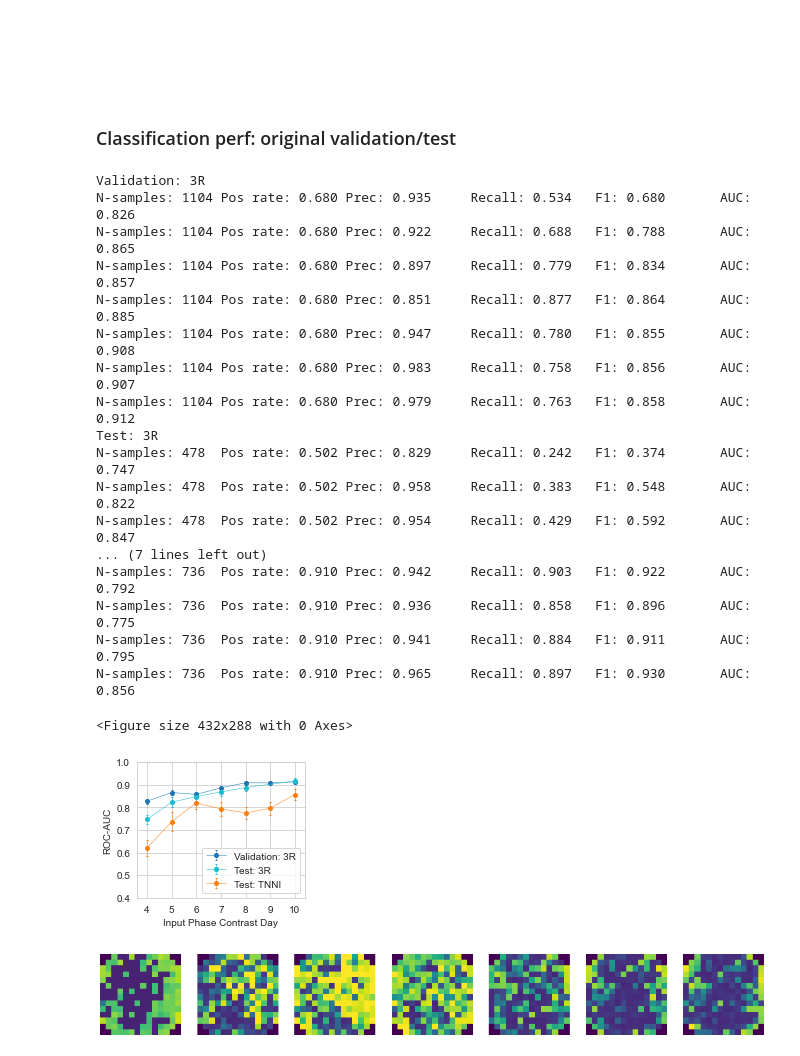
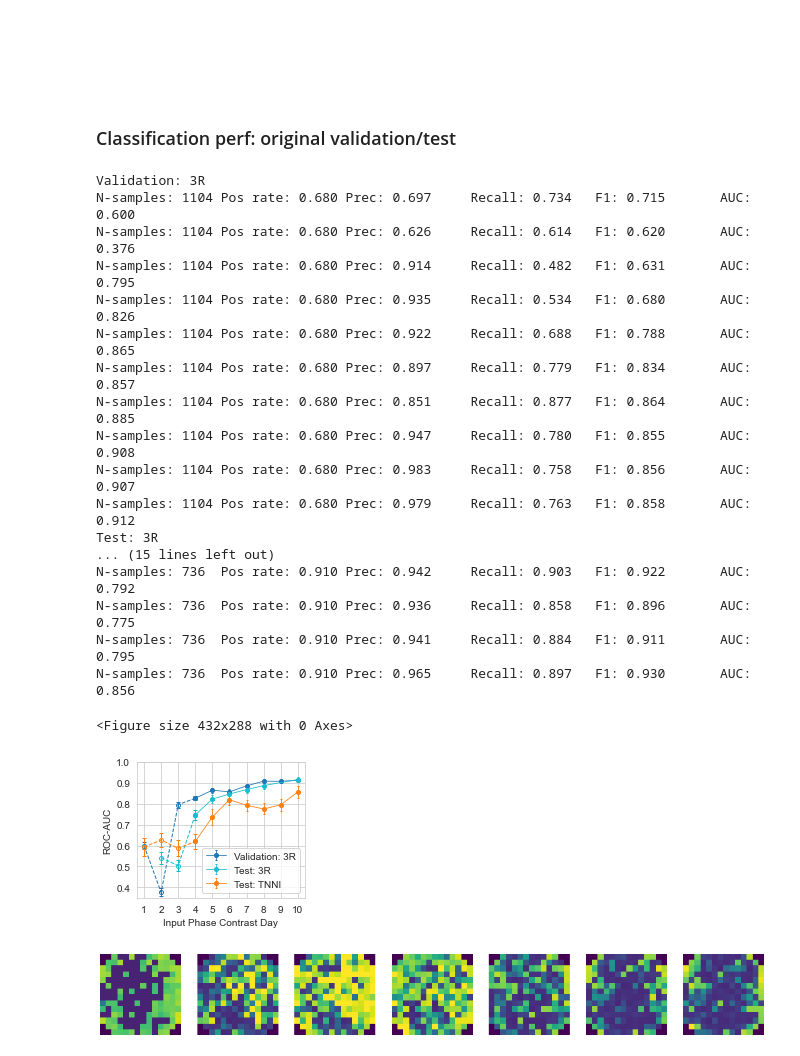
Before and after one commit to miaecle/DiffPred, a Jupyter notebook: metric_breakdown_test.ipynb, the cells around one changed output. Saved outputs shown, nothing was run; the diff lists cells and outputs as text; code cells hidden in the pictures.

```diff
--- a/metric_breakdown_test.ipynb
+++ b/metric_breakdown_test.ipynb
@@ -295,44 +295,60 @@ for line, line_path in line_paths.items():
     pred_dicts = [load_cla_pred_as_dict(os.path.join(line_path, pred_file_name)) for pred_file_name in pred_file_names]
     label_dict = pickle.load(open(os.path.join(line_path, 'cla_labels.pkl'), 'rb'))
     auc_curve, pred_val_df = report_series_accuracy(pred_dicts,
                                                 label_dict,
                                                 exclude_ambiguous=False,
                                                 pred_cutoff=pred_cutoff,
                                                 label_cutoff=0.5,
-                                                start=4,
+                                                start=1,
                                                 end=10)
     roc_auc_curves[line] = auc_curve
     pred_val_dfs[line] = pred_val_df
 
 plt.clf()
 plt.figure(figsize=(3, 2.5))
-plot_roc_auc_curves(roc_auc_curves, plot_median=False, markersize=4, linewidth=0.5, capsize=1.0)
-plt.ylim(0.4, 1.0)
+day4_roc_auc_curves = {k: {_k: _v for _k, _v in v.items() if _k >= 4} for k, v in roc_auc_curves.items()}
+plot_roc_auc_curves(day4_roc_auc_curves, plot_median=False, markersize=4, linewidth=0.8, capsize=1.0)
+for line, curve in roc_auc_curves.items():
+    x = [_x for _x in sorted(curve.keys()) if _x <= 4]
+    y = [curve[_x][3] for _x in x]
+    yerr = [curve[_x][4][1] for _x in x] if len(curve[x[0]] ) >4 else None
+    plt.errorbar(x,
+                 y,
+                 yerr=yerr,
+                 fmt='--',
+                 marker='o',
+                 color=color_mapping[line],
+                 mfc='none',
+                 mec=color_mapping[line],
+                 markersize=4,
+                 linewidth=1.0,
+                 capsize=2.0)
+plt.ylim(0.35, 1.0)
 plt.yticks([0.4, 0.5, 0.6, 0.7, 0.8, 0.9, 1.0])
-plt.xlim(3.6, 10.4)
-plt.xticks([4, 5, 6, 7, 8, 9, 10])
+plt.xlim(0.6, 10.4)
+plt.xticks([1, 2, 3, 4, 5, 6, 7, 8, 9, 10])
 plt.legend(loc='lower right')
-plt.savefig('figs/fig-1d.png', dpi=300, bbox_inches='tight')
+plt.savefig('figs/fig-1d.pdf', bbox_inches='tight')
 # %% [output]
 Validation: 3R
+N-samples: 1104 Pos rate: 0.680 Prec: 0.697     Recall: 0.734   F1: 0.715       AUC: 0.600
+N-samples: 1104 Pos rate: 0.680 Prec: 0.626     Recall: 0.614   F1: 0.620       AUC: 0.376
+N-samples: 1104 Pos rate: 0.680 Prec: 0.914     Recall: 0.482   F1: 0.631       AUC: 0.795
 N-samples: 1104 Pos rate: 0.680 Prec: 0.935     Recall: 0.534   F1: 0.680       AUC: 0.826
 N-samples: 1104 Pos rate: 0.680 Prec: 0.922     Recall: 0.688   F1: 0.788       AUC: 0.865
 N-samples: 1104 Pos rate: 0.680 Prec: 0.897     Recall: 0.779   F1: 0.834       AUC: 0.857
 N-samples: 1104 Pos rate: 0.680 Prec: 0.851     Recall: 0.877   F1: 0.864       AUC: 0.885
 N-samples: 1104 Pos rate: 0.680 Prec: 0.947     Recall: 0.780   F1: 0.855       AUC: 0.908
 N-samples: 1104 Pos rate: 0.680 Prec: 0.983     Recall: 0.758   F1: 0.856       AUC: 0.907
 N-samples: 1104 Pos rate: 0.680 Prec: 0.979     Recall: 0.763   F1: 0.858       AUC: 0.912
 Test: 3R
-N-samples: 478  Pos rate: 0.502 Prec: 0.829     Recall: 0.242   F1: 0.374       AUC: 0.747
-N-samples: 478  Pos rate: 0.502 Prec: 0.958     Recall: 0.383   F1: 0.548       AUC: 0.822
-N-samples: 478  Pos rate: 0.502 Prec: 0.954     Recall: 0.429   F1: 0.592       AUC: 0.847
-... (7 lines left out)
+... (15 lines left out)
 N-samples: 736  Pos rate: 0.910 Prec: 0.942     Recall: 0.903   F1: 0.922       AUC: 0.792
 N-samples: 736  Pos rate: 0.910 Prec: 0.936     Recall: 0.858   F1: 0.896       AUC: 0.775
 N-samples: 736  Pos rate: 0.910 Prec: 0.941     Recall: 0.884   F1: 0.911       AUC: 0.795
 N-samples: 736  Pos rate: 0.910 Prec: 0.965     Recall: 0.897   F1: 0.930       AUC: 0.856
 <Figure size 432x288 with 0 Axes>
-[figure, old version]
+[figure, new version]
 # %%
 for well in ['A1', 'A2', 'A3', 'B1', 'B2', 'B3']:
     plot_as_well(pred_val_dfs['Validation: 3R'],
```
Also changed, not shown: parts of 6 cells of this notebook, 1 other file.
